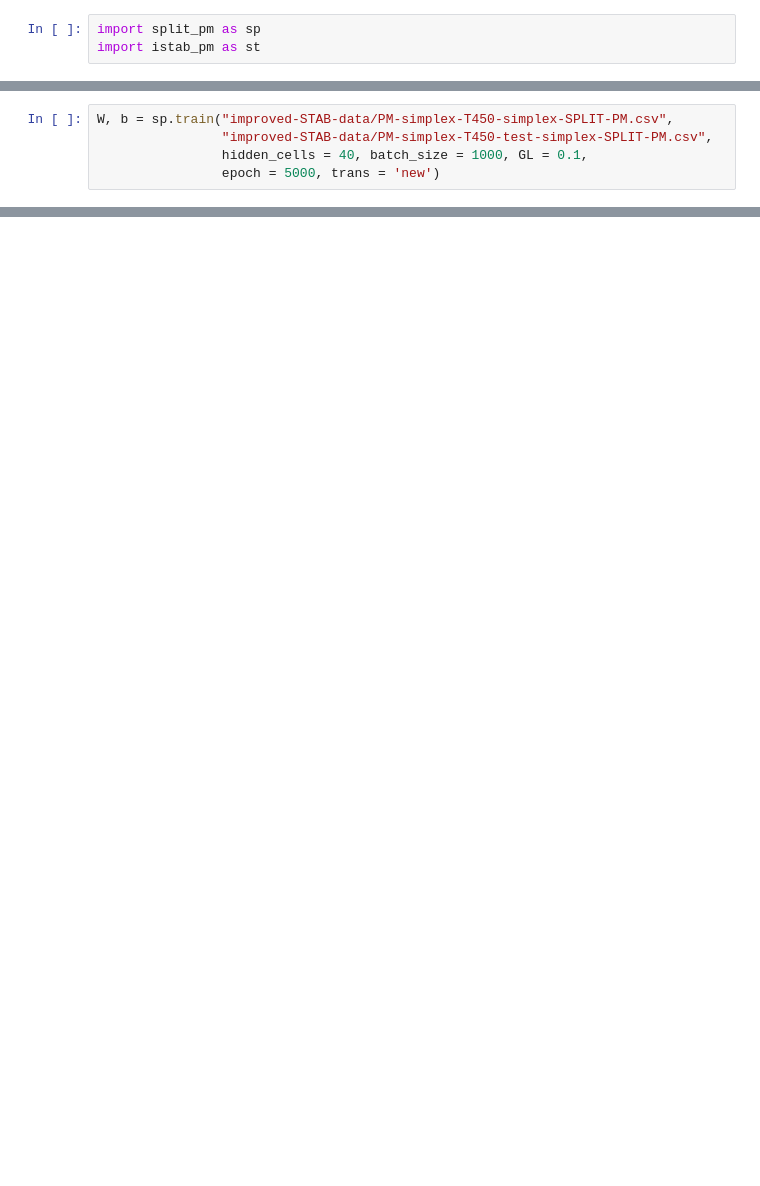
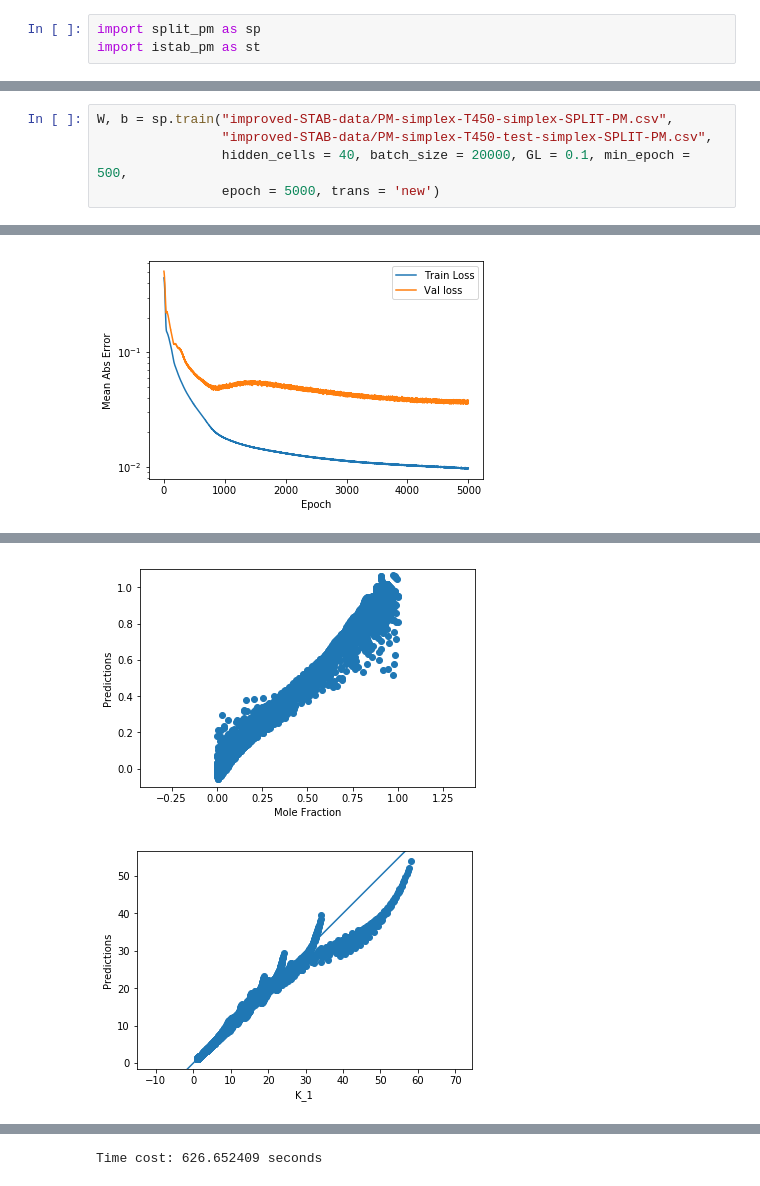
Before and after one commit to Arsennnic/ANN-FC-2.0, a Jupyter notebook: train_split.ipynb, the cells around one changed output, grey strips where cells are left out. Cells and saved outputs as stored; diff of their text form; blank space fills up the shorter version.

```diff
--- a/train_split.ipynb
+++ b/train_split.ipynb
@@ -14,7 +69,7 @@ W, b = sp.train("improved-STAB-data/PM-simplex-T450-simplex-SPLIT-PM.csv",
 # %%
 W, b = sp.train("improved-STAB-data/PM-simplex-T450-simplex-SPLIT-PM.csv",
                 "improved-STAB-data/PM-simplex-T450-test-simplex-SPLIT-PM.csv",
-                hidden_cells = 40, batch_size = 1000, GL = 0.1,
+                hidden_cells = 40, batch_size = 20000, GL = 0.1, min_epoch = 500,
                 epoch = 5000, trans = 'new')
 # %% [output]
 Read training data:
@@ -36,0 +92 @@ Epoch 01400: Generalization loss: (0.0020 / 0.0019) - 1.0 = 0.0607
+[figure, added]
@@ -36,0 +94,2 @@ Epoch 01400: Generalization loss: (0.0020 / 0.0019) - 1.0 = 0.0607
+[figure, added]
+[figure, added]
@@ -37,3 +102,4 @@ Epoch 01400: Generalization loss: (0.0020 / 0.0019) - 1.0 = 0.0607
+Time cost: 626.652409 seconds
 # %%
 W, b = st.train("improved-STAB-data/PM-simplex-T450-simplex-PS-PM.csv",
                 "improved-STAB-data/PM-simplex-T450-test-simplex-PS-PM.csv",
```
Also changed, not shown: parts of 4 cells of this notebook.
